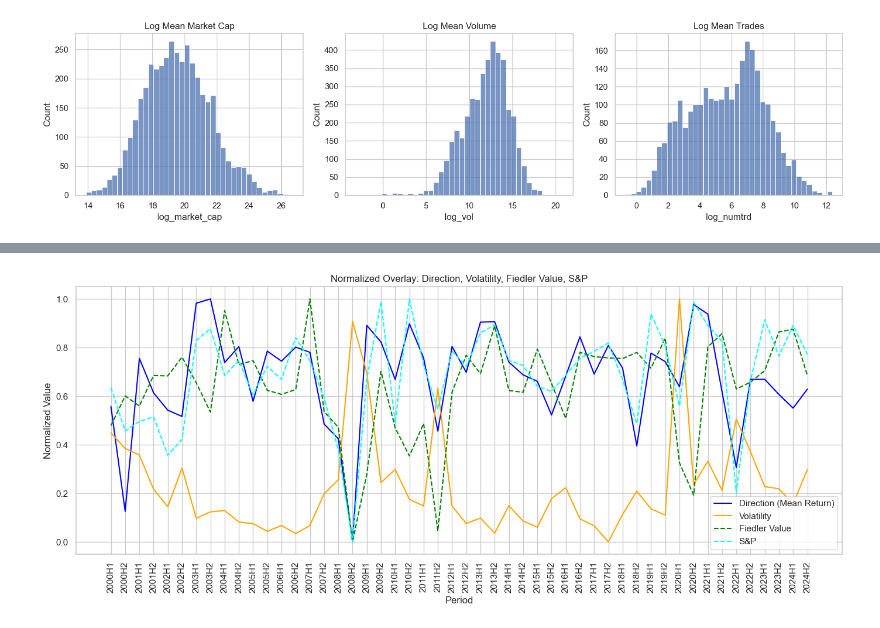
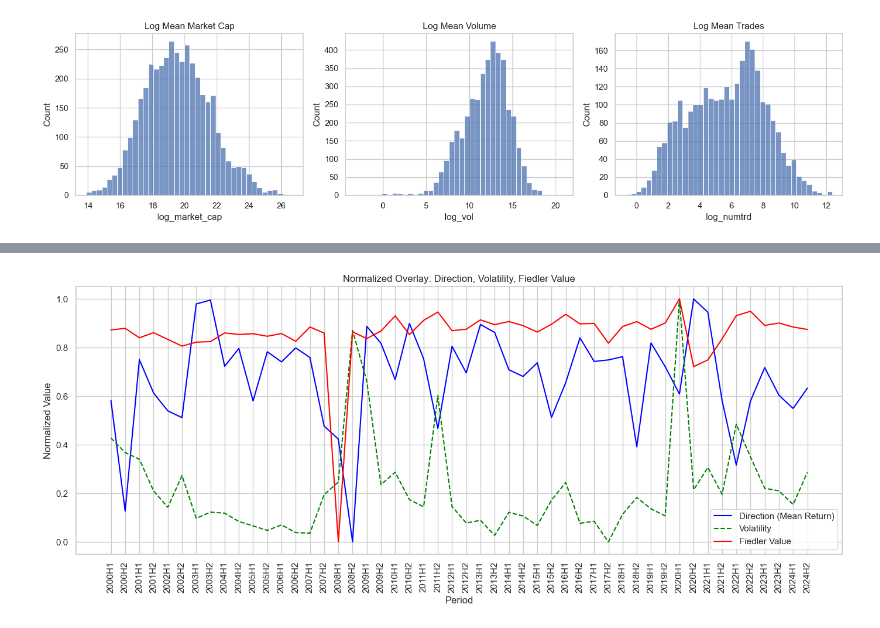
Before and after one commit to Ra20r/spectral-analysis, a Jupyter notebook: data.ipynb, the cells around one changed output, grey strips where cells are left out. Drawn from its saved outputs; the diff is of its cells as text; code cells hidden in the pictures.

```diff
--- a/data.ipynb
+++ b/data.ipynb
@@ -113,7 +113,7 @@ print(lehman_df.head())
 14109088      4.0     NaN
 # %%
 price_data = df[["PERMNO", "date", "TICKER", "COMNAM", "NUMTRD"]].copy()
-price_data["price"] = df["PRC"] / df["CFACPR"]
+price_data["price"] = abs(df["PRC"]) / df["CFACPR"]
 price_data["market_cap"] = (df["SHROUT"] * df["CFACSHR"]) * price_data["price"] * 1000
 price_data["vol"] = df["VOL"] * df["CFACSHR"]
 # the number is different from the exact number but for the study we need relative numbers
@@ -123,7 +123,6 @@ price_data['period'] = price_data['date'].dt.year.astype(str) + price_data['half
 price_data.columns = [i.lower() for i in price_data.columns]
 price_data.drop(["half"], axis=1, inplace=True)
 price_data = price_data.sort_values(['ticker', 'date'])
-price_data = price_data[price_data['price'].notna() & (price_data['price'] > 0)]
 price_data['ret'] = (
     np.log(price_data['price'] / price_data.groupby('ticker')['price'].shift(1))
 )
@@ -135,6 +134,8 @@ price_data = price_data.replace([np.inf, -np.inf], np.nan).dropna(subset=['ret']
 # vol: filters out tiny illiquid stocks that cannot meaningfully contribute to a portfolio
 
 price_data.head()
+
+# take care of the divide by zero in log warning
 # %% [output]
 |  | permno | date | ticker | comnam | numtrd | price | market_cap | vol | sic2 | period | ret |
 | 10175637 | 69163 | 2000-01-03 | ACV | ALBERTO CULVER CO | NaN | 21.125000 | 4.800445e+08 | 6300.0 | 28 | 2000H1 | 0.544513 |
@@ -497,8 +543,8 @@ for period in sorted(corr_by_period.keys()):
         fiedler_by_period[period] = np.nan
         continue
 
-    # adjacency matrix: shift correlation [-1,1] -> [0,1]
-    A = (corr.values + 1) / 2
+    # adjacency matrix: transform correlation [-1,1] -> [0,1]
+    A = abs(corr.values)
 
     # normalized Laplacian
     L_norm = csgraph.laplacian(A, normed=True)
@@ -548,30 +568,28 @@ plt.show()
 # %%
 direction_arr = np.array(direction_by_period)
 volatility_arr = np.array(volatility_by_period)
 fiedler_arr = np.array(fiedler_by_period)
 
 # min-max normalize each series to [0,1]
 def normalize(arr):
     return (arr - np.nanmin(arr)) / (np.nanmax(arr) - np.nanmin(arr))
 
 direction_norm = normalize(direction_arr)
 volatility_norm = normalize(volatility_arr)
 fiedler_norm = normalize(fiedler_arr)
-snp_norm = normalize(np.array(snp_period["direction"]))
 
 plt.figure(figsize=(14,6))
 plt.plot(periods_sorted, direction_norm, label='Direction (Mean Return)', color='blue')
-plt.plot(periods_sorted, volatility_norm, label='Volatility', color='orange')
-plt.plot(periods_sorted, fiedler_norm, label='Fiedler Value', color='green', linestyle='--')
-plt.plot(periods_sorted, snp_norm, label='S&P', color='cyan', linestyle='--')
+plt.plot(periods_sorted, volatility_norm, label='Volatility', color='green', linestyle='--')
+plt.plot(periods_sorted, fiedler_norm, label='Fiedler Value', color='red')
 
 plt.xticks(rotation=90)
 plt.xlabel('Period')
 plt.ylabel('Normalized Value')
-plt.title('Normalized Overlay: Direction, Volatility, Fiedler Value, S&P')
+plt.title('Normalized Overlay: Direction, Volatility, Fiedler Value')
 plt.legend()
 plt.grid(True)
 plt.tight_layout()
 plt.show()
 # %% [output]
-[figure, old version]
+[figure, new version]
```
Also changed, not shown: parts of 14 cells of this notebook.
